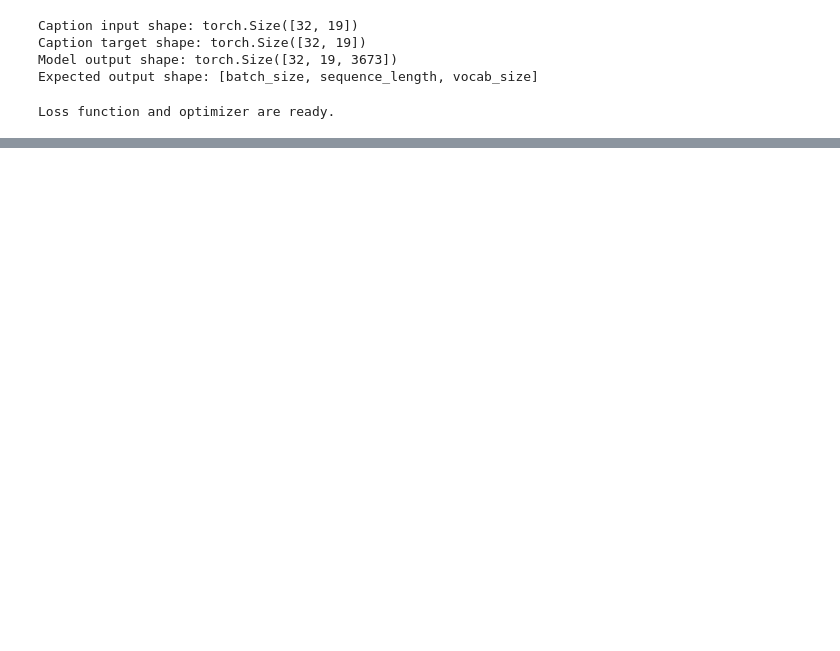
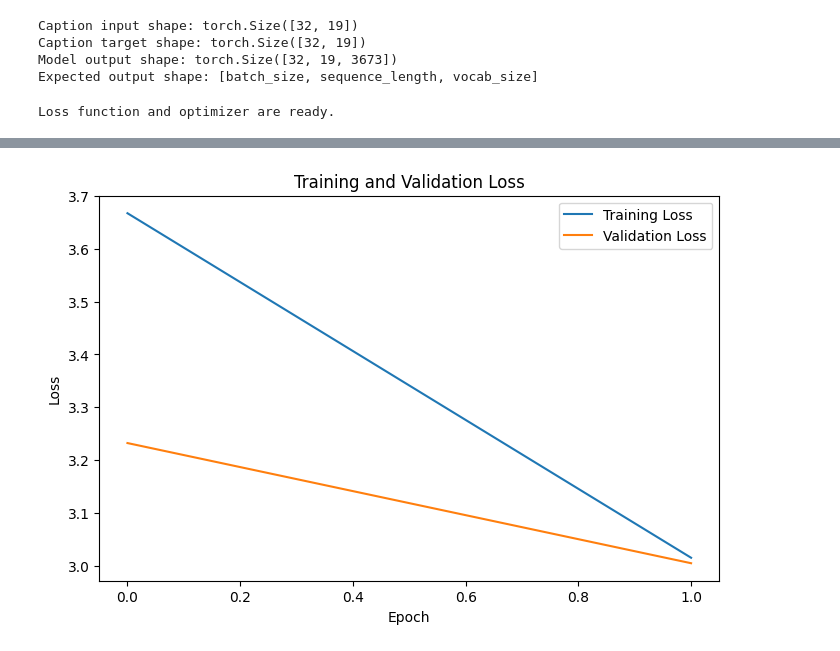
Before and after one commit to Anast4sia0/visual-storyteller, a Jupyter notebook: data_and_training.ipynb, the cells around one changed output, grey strips where cells are left out. Saved outputs shown, nothing was run; the diff lists cells and outputs as text; code cells hidden in the pictures; blank space fills up the shorter version.

Commit message:
Add training loop and model saving

```diff
--- a/data_and_training.ipynb
+++ b/data_and_training.ipynb
@@ -792,0 +872,30 @@ Loss function and optimizer are ready.
+# %%
+NUM_EPOCHS = 2
+
+train_losses = []
+val_losses = []
+
+for epoch in range(NUM_EPOCHS):
+    print(f"Epoch {epoch + 1}/{NUM_EPOCHS}")
+
+    train_loss = train_one_epoch(
+        model=model,
+        train_loader=train_loader,
+        criterion=criterion,
+        optimizer=optimizer,
+        device=device
+    )
+
+    val_loss = validate_one_epoch(
+        model=model,
+        val_loader=val_loader,
+        criterion=criterion,
+        device=device
+    )
+
+    train_losses.append(train_loss)
+    val_losses.append(val_loss)
+
+    print(f"Training Loss: {train_loss:.4f}")
+    print(f"Validation Loss: {val_loss:.4f}")
+    print("-" * 50)
@@ -792,0 +911,11 @@ Loss function and optimizer are ready.
+# %%
+plt.figure(figsize=(8, 5))
+plt.plot(train_losses, label="Training Loss")
+plt.plot(val_losses, label="Validation Loss")
+plt.xlabel("Epoch")
+plt.ylabel("Loss")
+plt.title("Training and Validation Loss")
+plt.legend()
+plt.show()
+# %% [output]
+[figure, added]
```
Also changed, not shown: parts of 6 cells of this notebook.
